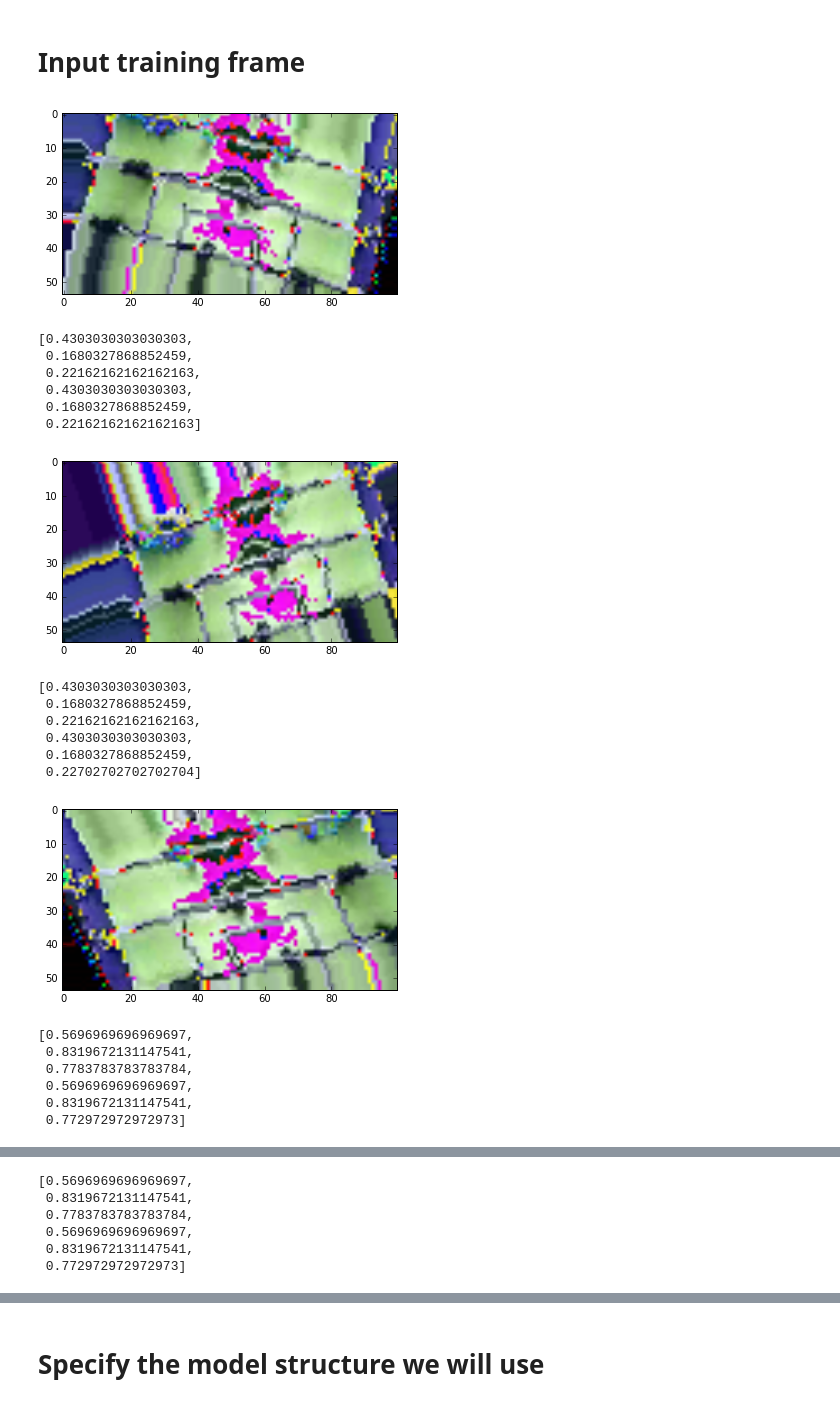
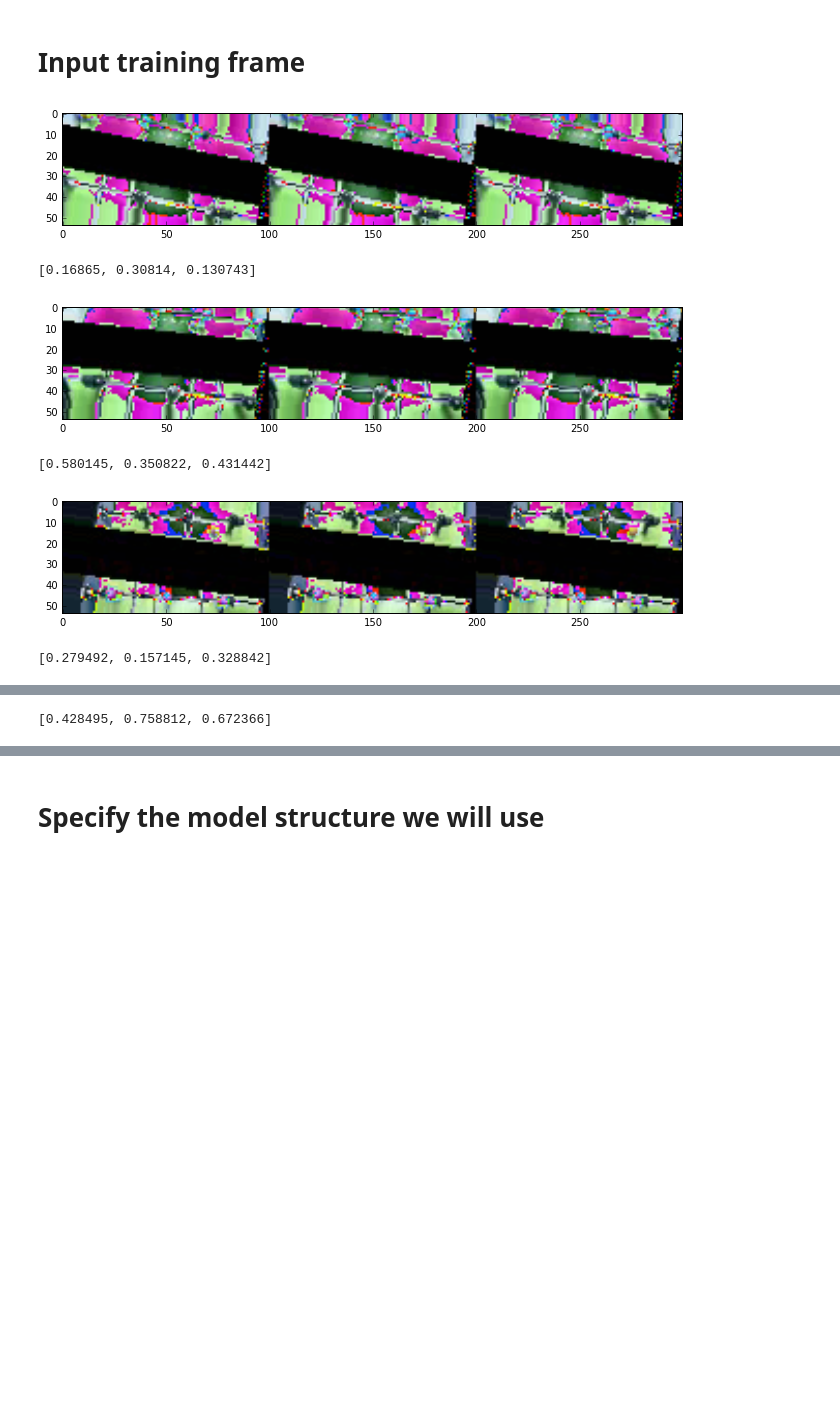
Before and after one commit to glmcdona/FoosAI, a Jupyter notebook: Code/Training/TrainingFoosbot.ipynb, the cells around one changed output, grey strips where cells are left out. Saved outputs shown, nothing was run; the diff lists cells and outputs as text; code cells hidden in the pictures; blank space fills up the shorter version.

Commit message:
Add Defense model v2. Updated a lot of the video processing code to use the new rod tracking CNN models.

```diff
--- a/Code/Training/TrainingFoosbot.ipynb
+++ b/Code/Training/TrainingFoosbot.ipynb
@@ -46,20 +46,20 @@ pp = pprint.PrettyPrinter(depth=6)
 
 
 # Create the image transformer
-transformer = VideoTransform( zoom_range=0.1, rotation_range=20, width_shift_range=0.1, height_shift_range=0.1, shear_range= 0.1, fill_mode='nearest', vertical_flip=False, horizontal_flip=True, horizontal_flip_invert_indices = [], horizontal_flip_reverse_indices = [0,1,2,3,4,5], data_format='channels_last' )
+transformer = VideoTransform( zoom_range=0.1, rotation_range=20, width_shift_range=0.1, height_shift_range=0.1, shear_range= 0.1, fill_mode='nearest', vertical_flip=False, horizontal_flip=True, horizontal_flip_invert_indices = [], horizontal_flip_reverse_indices = [0,1,2], data_format='channels_last' )
 
 
 # Paths relative to current python file.
-data_path  = ".\\..\\..\\TrainingData\\Processed\\\AmateurDefenderLonger\\Result\\settings.tsv"
+data_path  = ".\\..\\..\\TrainingData\\Processed\\\AmateurDefenderLonger\\Result2\\settings.tsv"
 # %% [output]
 Using TensorFlow backend.
 Keras version 2.0.4
 Tensorflow version 1.1.0
 # %%
 print("Opening training frames from config %s." % (data_path))
-position_rel_indexes = [0, 3] # Predict current rod positions and future position in 2 frames
+position_rel_indexes = [3] # Predict rod position in 3 frames
 
-number_of_frames = 1 # This is time it unwinds the LSTM back over
+number_of_frames = 3
 frame_rel_indexes = []
 for i in range(number_of_frames):
     frame_rel_indexes += [i - number_of_frames + 1]
@@ -69,5 +69,4 @@ pp.pprint(frame_rel_indexes)
 
 
 training = TrainingInput(transformer, data_path, position_rel_indexes, frame_rel_indexes, 0.2)
-training.clear_memory()
 # %% [output]
@@ -300,51 +358,37 @@ import matplotlib.pyplot as plt
 import cv2
 import pandas as pd
 %matplotlib inline
 
 training.move_first_training_frame()
 
 for k in range(10):
     (frame, position, reset) = training.get_next_training_frame()
     data = np.zeros(shape=(np.shape(frame)[1], np.shape(frame)[2] * np.shape(frame)[0], 3), dtype=np.float32)
     for i in range(np.shape(frame)[0]):
         tmp = frame[i,:,:,:]
         data[:,i*np.shape(frame)[2]:(i+1)*np.shape(frame)[2],:] = tmp
 
 
+    fig, ax = plt.subplots(figsize=(18, 2))
     plt.imshow(data)
     plt.show()
     pp.pprint(position)
 
 training.move_first_training_frame()
 
 print("Shape of training input:")
 pp.pprint(np.shape(frame))
 
 print("Shape of training output:")
 pp.pprint(np.shape(position))
 
 print("Corresponding Positions:")
 pd.DataFrame(position)
 pp.pprint(position)
 # %% [output]
-[figure, old version]
+[figure, new version]
-[0.4303030303030303,
- 0.1680327868852459,
- 0.22162162162162163,
- 0.4303030303030303,
- 0.1680327868852459,
- 0.22162162162162163]
+[0.16865, 0.30814, 0.130743]
-[figure, old version]
+[figure, new version]
-[0.4303030303030303,
- 0.1680327868852459,
- 0.22162162162162163,
- 0.4303030303030303,
- 0.1680327868852459,
- 0.22702702702702704]
+[0.580145, 0.350822, 0.431442]
-[figure, old version]
+[figure, new version]
-[0.5696969696969697,
- 0.8319672131147541,
- 0.7783783783783784,
- 0.5696969696969697,
- 0.8319672131147541,
- 0.772972972972973]
+[0.279492, 0.157145, 0.328842]
@@ -352,6 +396 @@ pp.pprint(position)
-[0.5696969696969697,
- 0.8319672131147541,
- 0.7783783783783784,
- 0.5696969696969697,
- 0.8319672131147541,
- 0.772972972972973]
+[0.428495, 0.758812, 0.672366]
```
Also changed, not shown: parts of 27 cells of this notebook, 43 other files.
